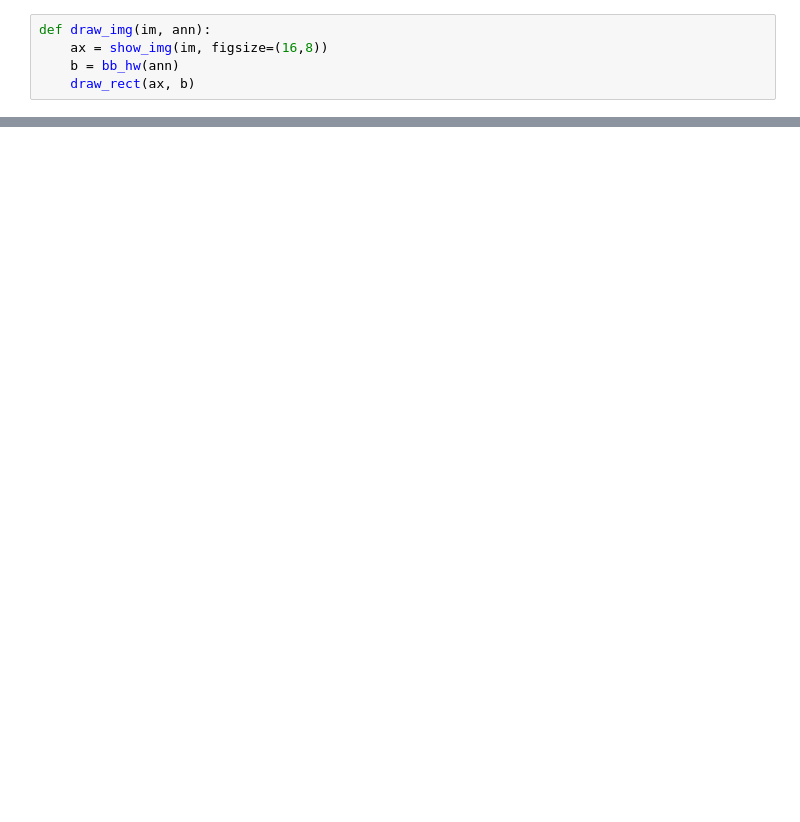
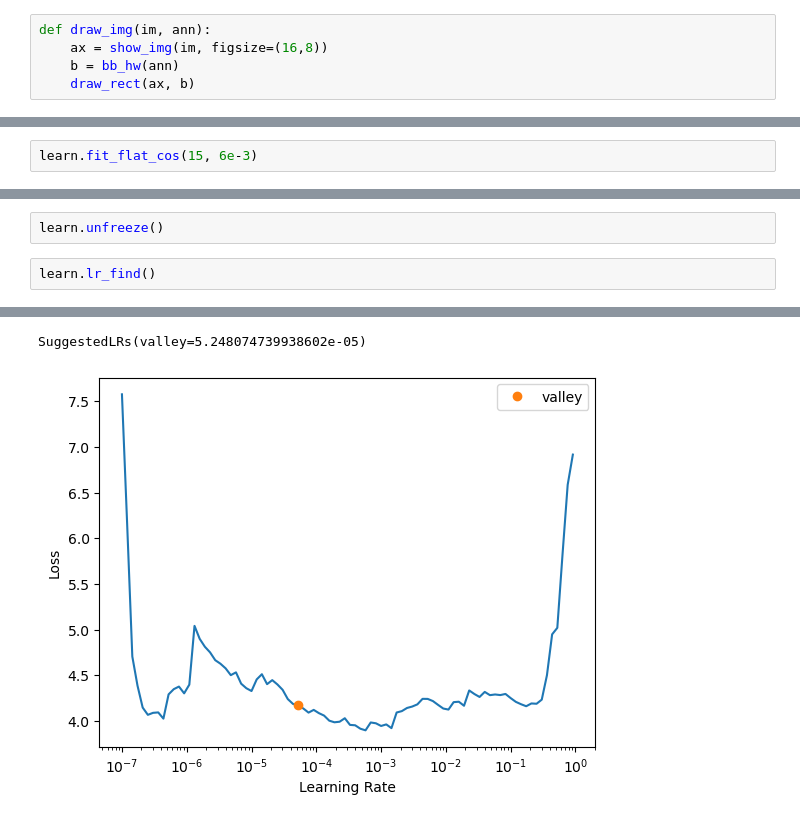
Before and after one commit to Kavindu404/computer-vision, a Jupyter notebook: advance/fire-detection.ipynb, the cells around one changed output, grey strips where cells are left out. Saved outputs shown, nothing was run; the diff lists cells and outputs as text; blank space fills up the shorter version.

```diff
--- a/advance/fire-detection.ipynb
+++ b/advance/fire-detection.ipynb
@@ -192,0 +298,2 @@ lr_min,lr_steep = learn.lr_find(suggest_funcs=(minimum, steep))
+# %%
+learn.fit_flat_cos(15, 6e-3)
@@ -192,0 +317,5 @@ lr_min,lr_steep = learn.lr_find(suggest_funcs=(minimum, steep))
+# %%
+learn.unfreeze()
+# %%
+learn.lr_find()
+# %% [output]
@@ -192,0 +323,2 @@ lr_min,lr_steep = learn.lr_find(suggest_funcs=(minimum, steep))
+SuggestedLRs(valley=5.248074739938602e-05)
+[figure, added]
```
Also changed, not shown: parts of 64 cells of this notebook.
